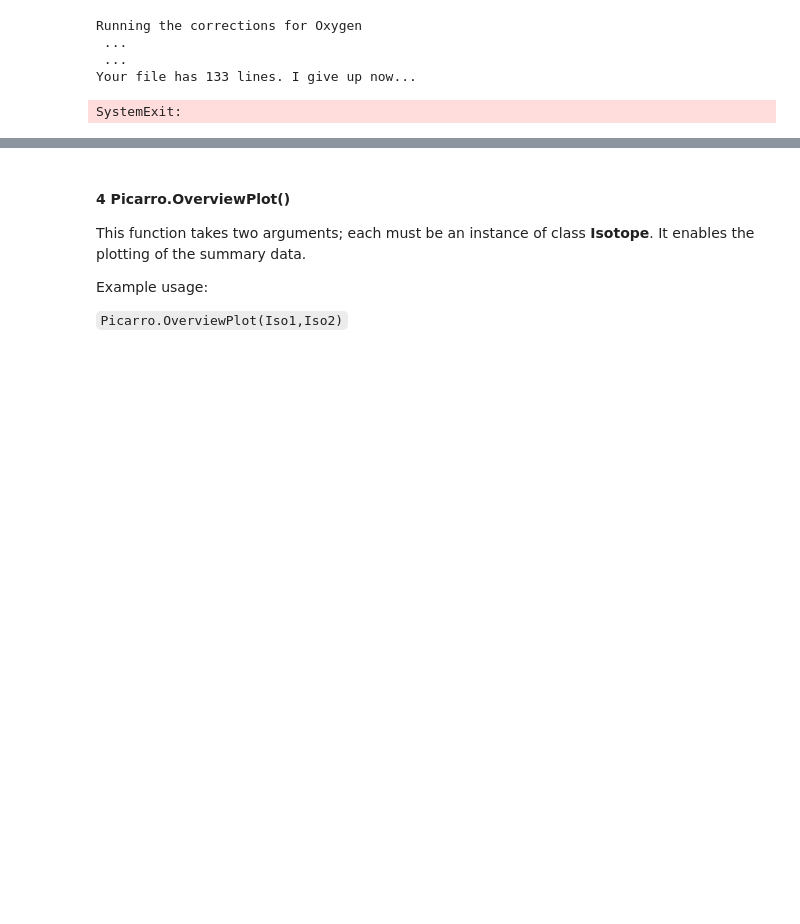
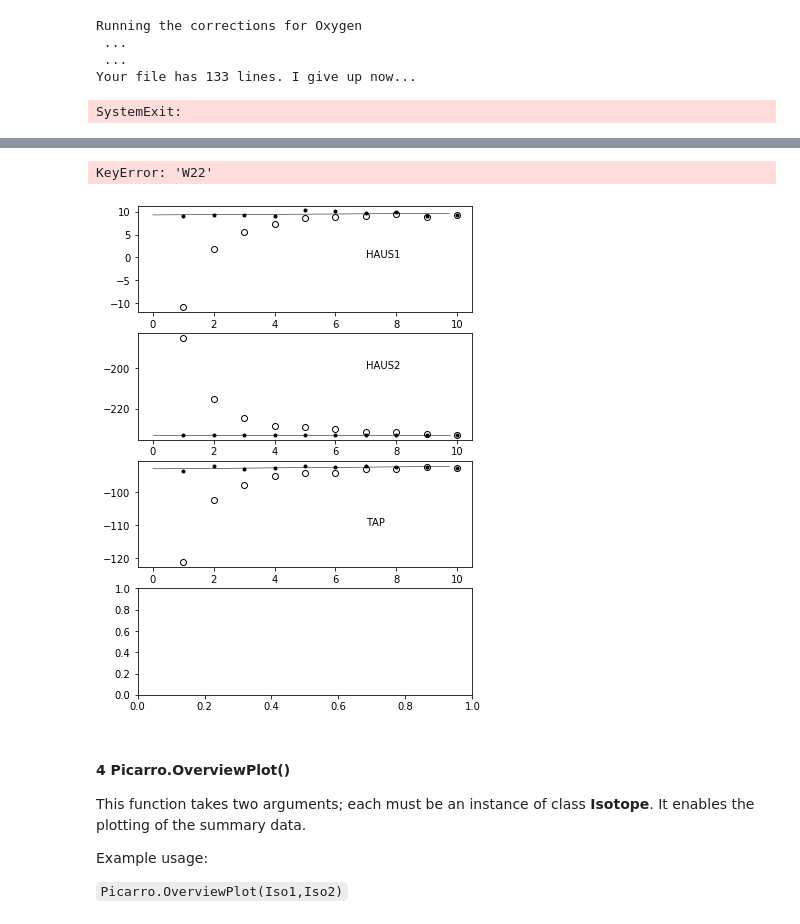
Before and after one commit to tr1813/picarro-calculator, a Jupyter notebook: ipynb/Picarro class.ipynb, the cells around one changed output, grey strips where cells are left out. Cells and saved outputs as stored; diff of their text form; code cells hidden in the pictures; blank space fills up the shorter version.

```diff
--- a/ipynb/Picarro class.ipynb
+++ b/ipynb/Picarro class.ipynb
@@ -147,9 +179,12 @@ RUN.O18.VSMOWCorrPlot("O")
 # %%
 RUN.O18.corr.head(30)
 # %%
-RUN.D.memCorrPlot("H")
-RUN.D.driftCorrPlot("H")
-RUN.D.VSMOWCorrPlot("H")
+run.D.memCorrPlot("H")
+run.D.driftCorrPlot("H")
+run.D.VSMOWCorrPlot("H")
+# %% [output]
+KeyError: 'W22'
+[figure, added]
 # %%
 RUN.O18.corr
 # %%
```
Also changed, not shown: parts of 4 cells of this notebook, 1 other file.
